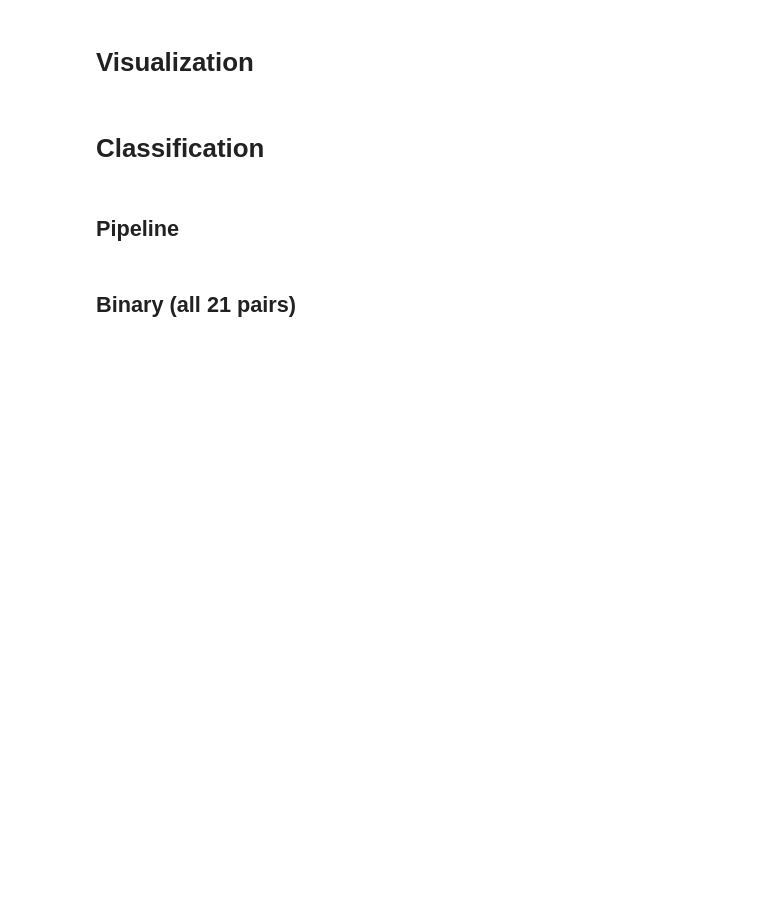
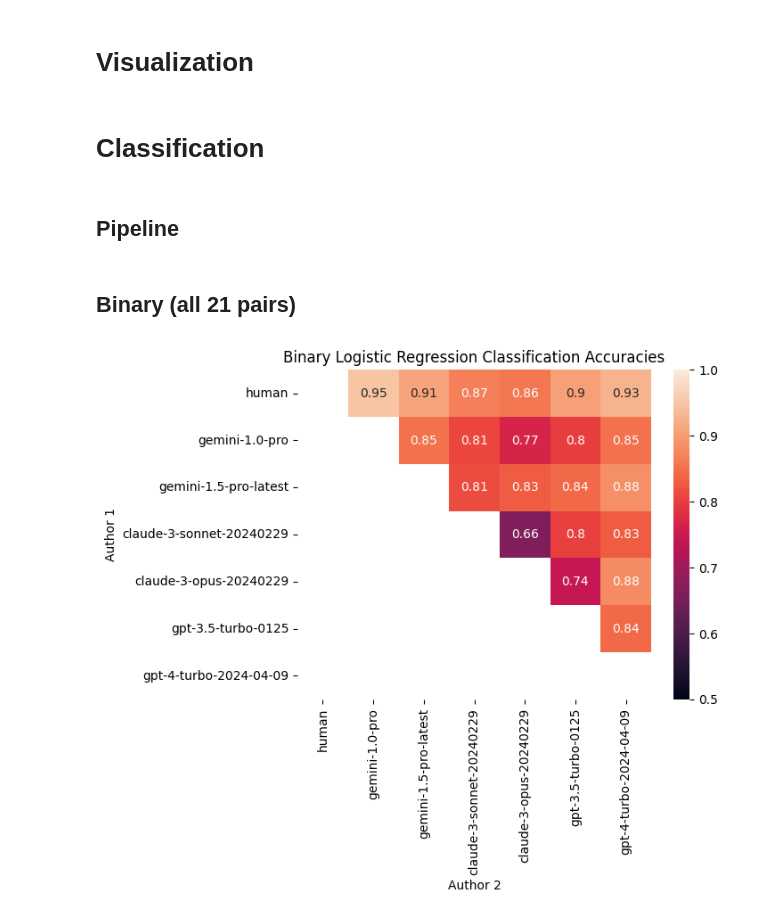
Before and after one commit to harrison-f-stropkay/llm-style, a Jupyter notebook: final_analysis.ipynb, the cells around one changed output. Saved outputs shown, nothing was run; the diff lists cells and outputs as text; code cells hidden in the pictures; blank space fills up the shorter version.

Commit message:
classification heatmap

```diff
--- a/final_analysis.ipynb
+++ b/final_analysis.ipynb
@@ -263,13 +263,23 @@ if not os.path.exists(results_filename):
     df_results = pd.DataFrame(results)
     df_results.to_csv(results_filename, index=False)
 
-    # Create heatmap
-    pivot = df_results.pivot(
-        index="author1", columns="author2", values="accuracy"
-    ).reindex(index=AUTHORS, columns=AUTHORS)
-
-    plt.figure(figsize=(8, 6))
-    sns.heatmap(pivot, annot=True, vmin=0.5, vmax=1.0, cmap="viridis")
-    plt.title("Binary Logistic Regression Accuracies")
-    plt.savefig("figures/pairwise/classification/heatmap.png")
-    plt.close()
+    df_results = pd.read_csv(results_filename)
+# %%
+# Create heatmap
+pivot = (
+    df_results.groupby(["author1", "author2"])
+    .mean()
+    .reset_index()
+    .pivot(index="author1", columns="author2", values="accuracy")
+    .reindex(index=AUTHORS, columns=AUTHORS)
+)
+
+fig = plt.figure()
+sns.heatmap(pivot, annot=True, vmin=0.5, vmax=1.0)
+plt.title("Binary Logistic Regression Classification Accuracies")
+plt.ylabel("Author 1")
+plt.xlabel("Author 2")
+figure_filename = "figures/pairwise/classification/heatmap.png"
+plt.savefig(figure_filename, bbox_inches="tight")
+# %% [output]
+[figure, added]
```
Also changed, not shown: 3 other files.
